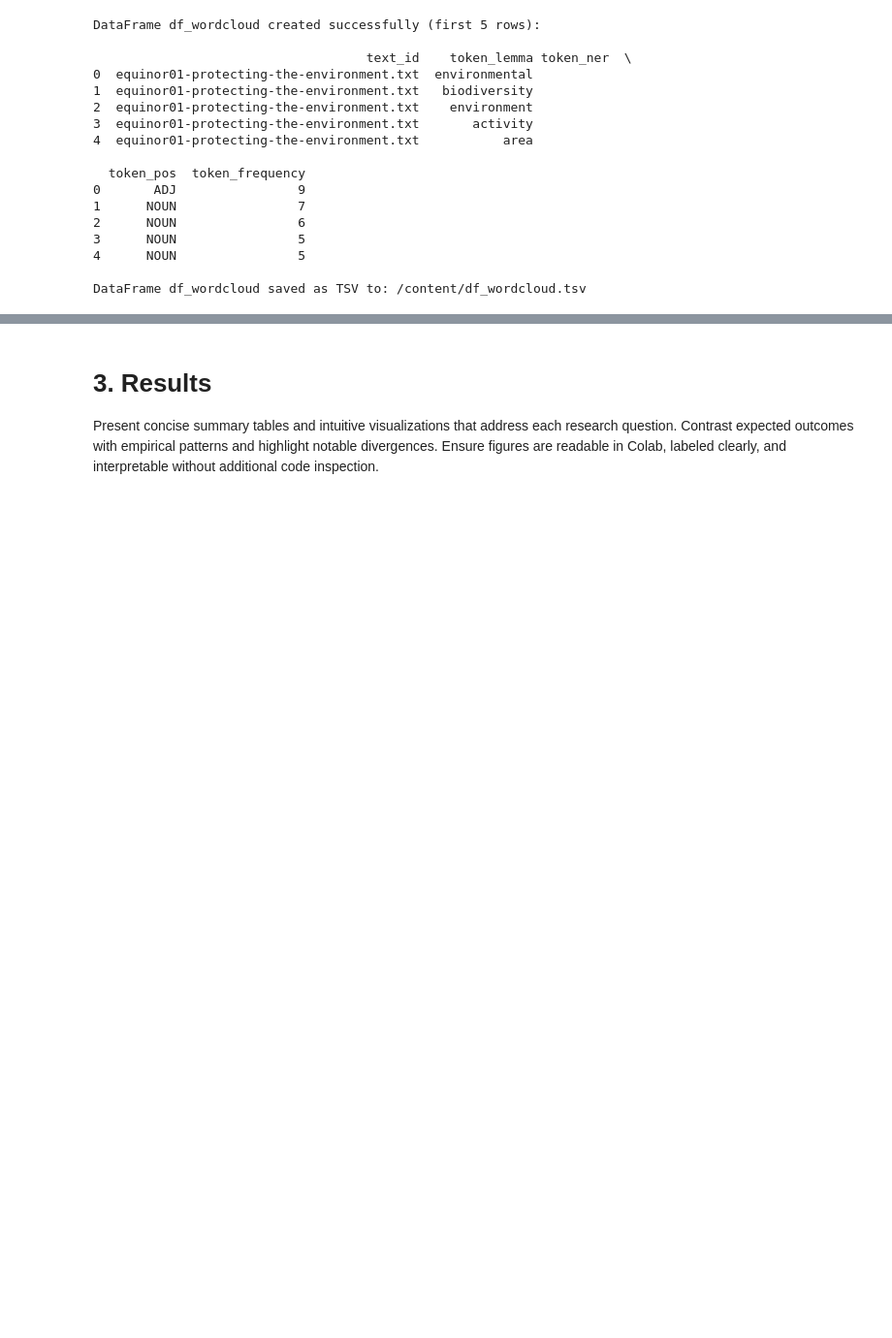
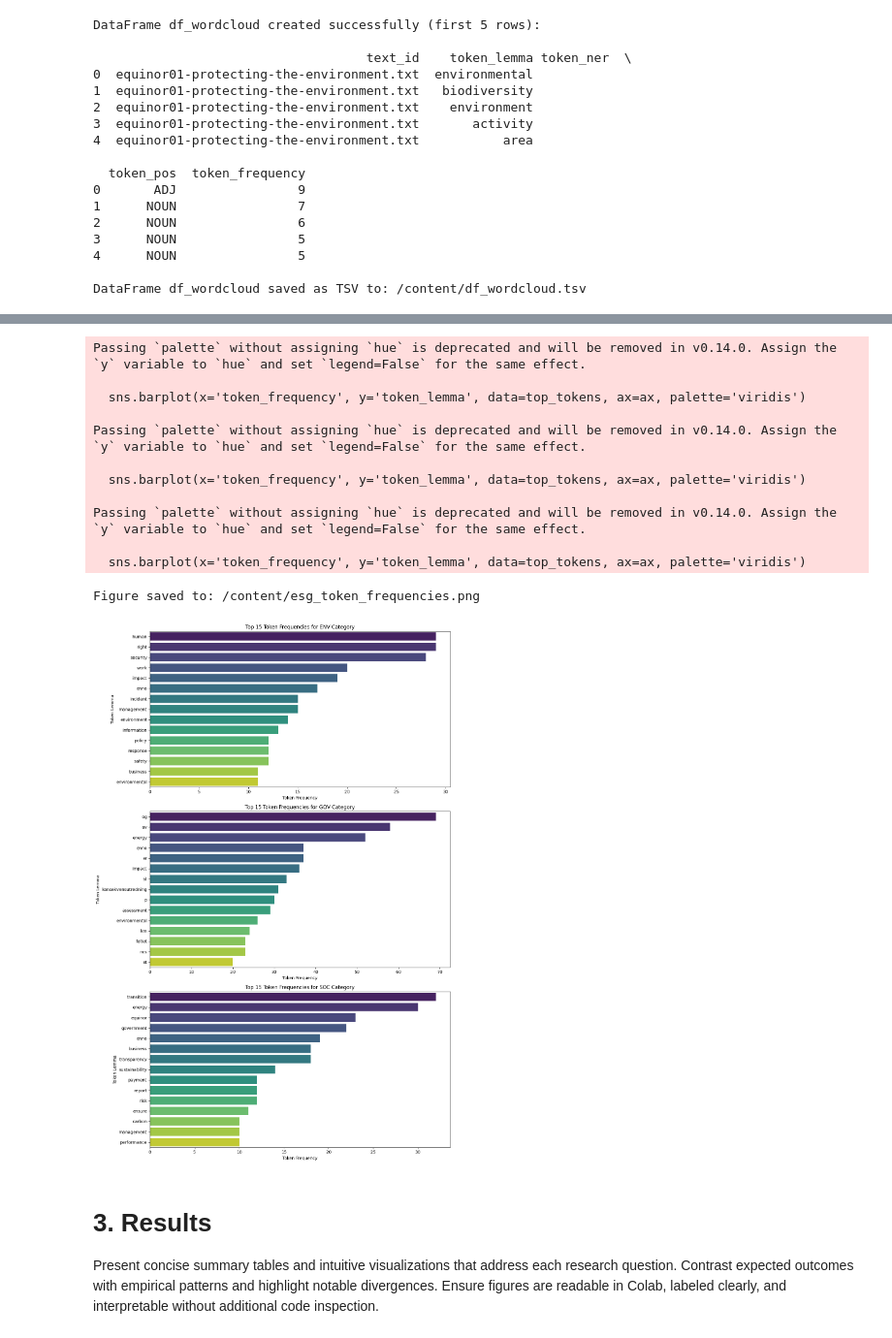
Before and after one commit to cca-cce/osm-comm, a Jupyter notebook: jnb/skod52_example.ipynb, the cells around one changed output, grey strips where cells are left out. Shown at 97% size. Drawn from its saved outputs; the diff is of its cells as text; code cells hidden in the pictures; blank space fills up the shorter version.

```diff
--- a/jnb/skod52_example.ipynb
+++ b/jnb/skod52_example.ipynb
@@ -344,3 +463,51 @@ DataFrame df_wordcloud saved as TSV to: /content/df_wordcloud.tsv
+# %%
+import matplotlib.pyplot as plt
+import seaborn as sns
+
+# Group by esg_category and token_lemma and sum the frequencies
+esg_frequency_summary = df_esg.groupby(['esg_category', 'token_lemma'])['token_frequency'].sum().reset_index()
+
+# Determine unique ESG categories
+esg_categories = esg_frequency_summary['esg_category'].unique()
+n_categories = len(esg_categories)
+
+# Set up the matplotlib figure and axes
+fig, axes = plt.subplots(n_categories, 1, figsize=(12, 6 * n_categories))
+axes = axes.flatten() if n_categories > 1 else [axes]
+
+for i, category in enumerate(esg_categories):
+    ax = axes[i]
+    # Get the top 15 most frequent tokens for the current category
+    top_tokens = esg_frequency_summary[esg_frequency_summary['esg_category'] == category].nlargest(15, 'token_frequency')
+
+    sns.barplot(x='token_frequency', y='token_lemma', data=top_tokens, ax=ax, palette='viridis')
+    ax.set_title(f'Top 15 Token Frequencies for {category.upper()} Category')
+    ax.set_xlabel('Token Frequency')
+    ax.set_ylabel('Token Lemma')
+
+plt.tight_layout()
+
+# Save the figure to a high-resolution PNG file
+save_directory = '/content/'
+figure_filepath_esg_freq = os.path.join(save_directory, 'esg_token_frequencies.png')
+plt.savefig(figure_filepath_esg_freq, dpi=300, bbox_inches='tight')
+print(f"Figure saved to: {figure_filepath_esg_freq}")
+
+plt.show()
+# %% [output]
+Passing `palette` without assigning `hue` is deprecated and will be removed in v0.14.0. Assign the `y` variable to `hue` and set `legend=False` for the same effect.
+
+  sns.barplot(x='token_frequency', y='token_lemma', data=top_tokens, ax=ax, palette='viridis')
+
+Passing `palette` without assigning `hue` is deprecated and will be removed in v0.14.0. Assign the `y` variable to `hue` and set `legend=False` for the same effect.
+
+  sns.barplot(x='token_frequency', y='token_lemma', data=top_tokens, ax=ax, palette='viridis')
+
+Passing `palette` without assigning `hue` is deprecated and will be removed in v0.14.0. Assign the `y` variable to `hue` and set `legend=False` for the same effect.
+
+  sns.barplot(x='token_frequency', y='token_lemma', data=top_tokens, ax=ax, palette='viridis')
+Figure saved to: /content/esg_token_frequencies.png
+[figure, added]
 # %% [markdown]
 # 3. Results
 
```
Also changed, not shown: parts of 10 cells of this notebook, 3 other files.
